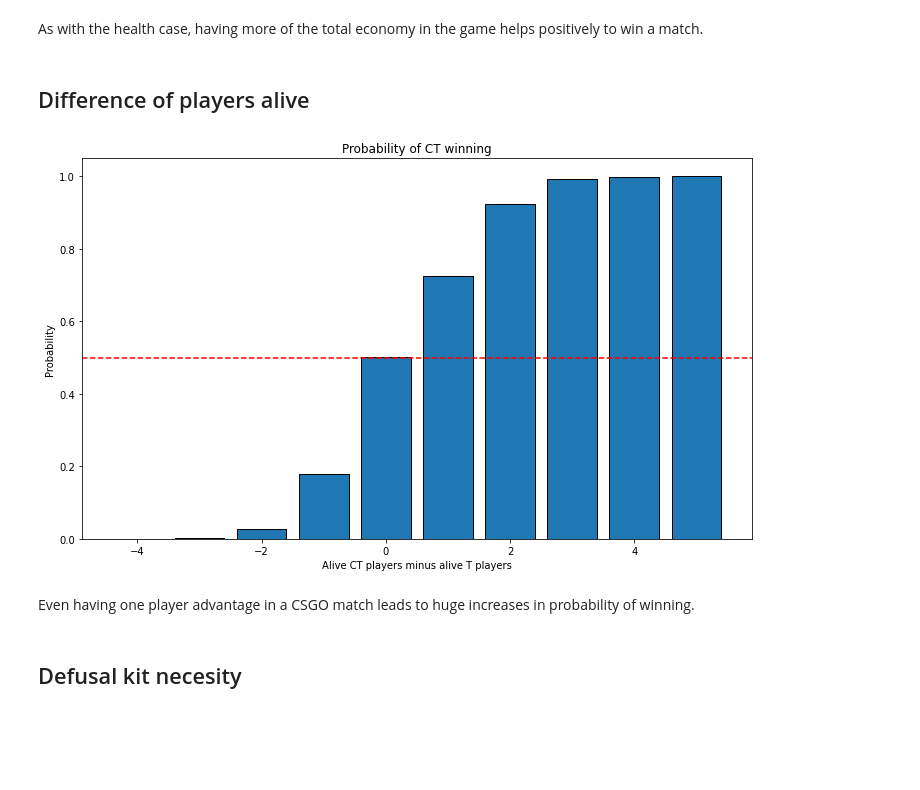
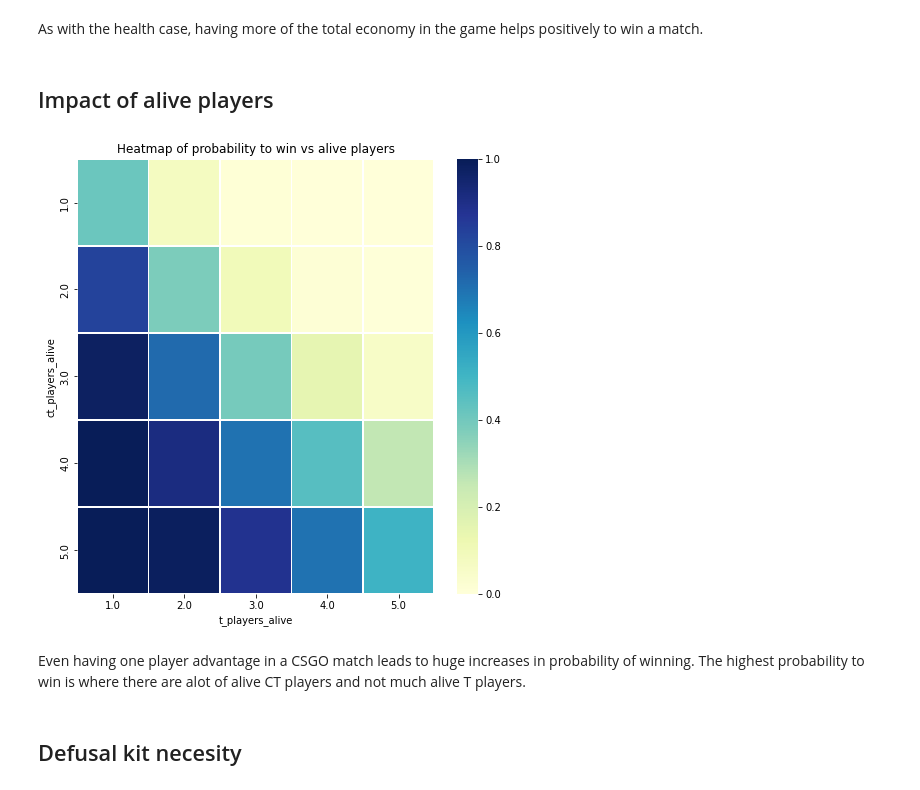
Before and after one commit to Eligijus112/api-book, a Jupyter notebook: api-book/chapter-1-intro/machine-learning-model.ipynb, the cells around one changed output. Cells and saved outputs as stored; diff of their text form; code cells hidden in the pictures; blank space fills up the shorter version.

```diff
--- a/api-book/chapter-1-intro/machine-learning-model.ipynb
+++ b/api-book/chapter-1-intro/machine-learning-model.ipynb
@@ -163,2 +204,4 @@ d['Y'] = [1 if x == 'CT' else 0 for x in d['round_winner']]
+# %%
+d = d[(d['t_players_alive']<=5) & (d['ct_players_alive']<=5)].copy()
 # %% [markdown]
 # Feature engineering
@@ -360,31 +411,32 @@ plt.show()
 # %% [markdown]
 As with the health case, having more of the total economy in the game helps positively to win a match.
 # %% [markdown]
-## Difference of players alive
+## Impact of alive players
-# %%
-# Calculating the probability of winning when a bomb is planted
-prob_w = d.groupby(['ct_players_alive_diff'])['Y'].agg(['sum', 'size'])
-prob_w['prob_of_win_CT'] = prob_w['sum'] / prob_w['size']
-
-# Adding a custom index
-#prob_w.index = ['bomb not planted', 'bomb planted']
-
-# Ploting the results
-plt.figure(figsize=(12, 7))
-plt.bar(
-    prob_w.index,
-    prob_w['prob_of_win_CT'],
-    edgecolor='black'
-)
-plt.title("Probability of CT winning")
-plt.ylabel("Probability")
-plt.xlabel("Alive CT players minus alive T players")
-plt.axhline(y=0.5, color='r', linestyle='--')
-plt.show()
-# %% [output]
-[figure, removed]
+# %%
+# Calculating the probability of winning when a bomb is planted
+prob_w = d.groupby(['ct_players_alive', 't_players_alive'], as_index=False)['Y'].agg(['sum', 'size'])
+prob_w['prob_of_win_CT'] = prob_w['sum'] / prob_w['size']
+
+# Droping the obvious cases of CT=0 and T=0
+prob_w = prob_w[[False if x[0]==0.0 or x[1]==0.0 else True for x in prob_w.index]]
+
+# Creating a dataframe for a heatmap
+heatmap_df = pd.DataFrame({
+    'ct_players_alive': prob_w.index.get_level_values(0),
+    't_players_alive': prob_w.index.get_level_values(1),
+    'p': prob_w['prob_of_win_CT']
+})
+heatmap_df = heatmap_df.pivot(index='ct_players_alive', columns='t_players_alive', values='p')
+
+# Drawing the heatmap
+plt.figure(figsize=(8, 8))
+sns.heatmap(heatmap_df, linewidths=.5, cmap="YlGnBu")
+plt.title("Heatmap of probability to win vs alive players")
+plt.show()
+# %% [output]
+[figure, added]
 # %% [markdown]
-Even having one player advantage in a CSGO match leads to huge increases in probability of winning.
+Even having one player advantage in a CSGO match leads to huge increases in probability of winning. The highest probability to win is where there are alot of alive CT players and not much alive T players.
 # %% [markdown]
 ## Defusal kit necesity
 # %% [markdown]
```
Also changed, not shown: parts of 41 cells of this notebook, 6 other files.
